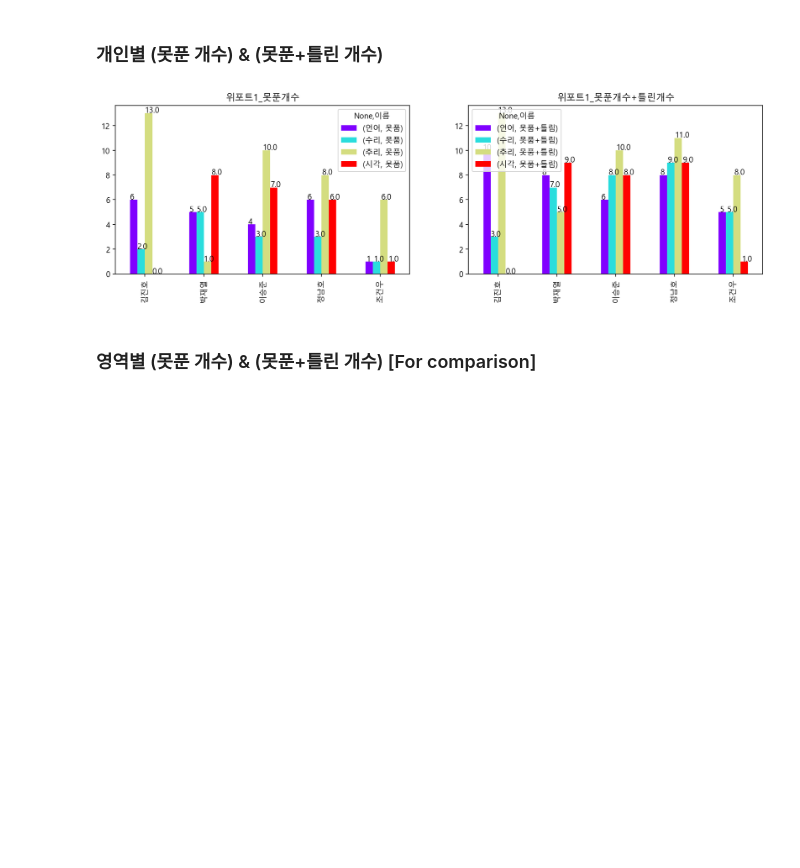
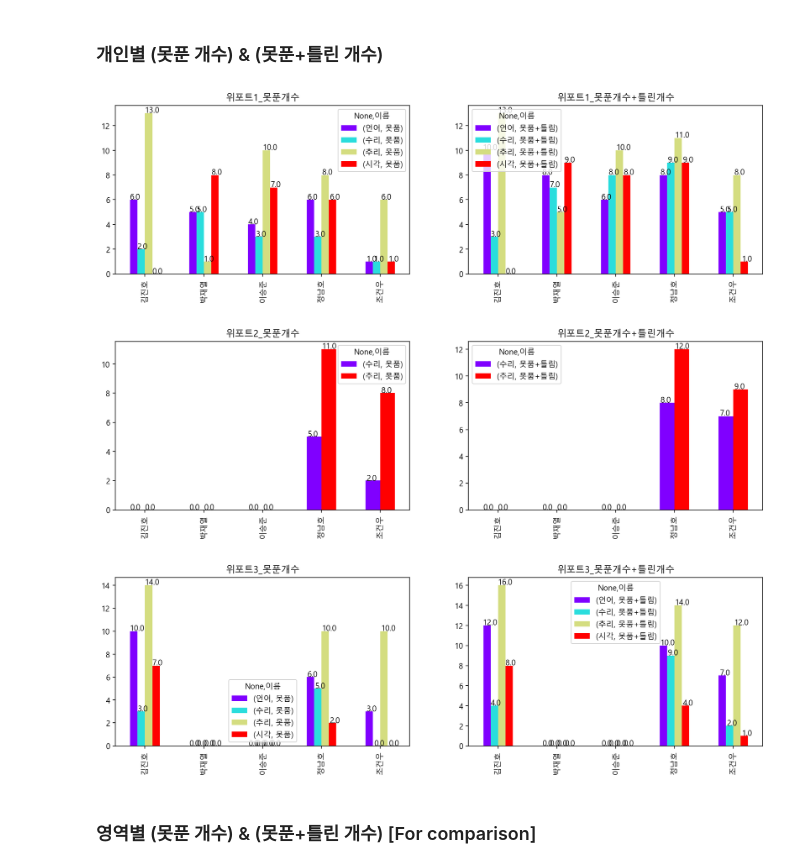
Before and after one commit to jeongnamho/gsat, a Jupyter notebook: 20_second/weport.ipynb, the cells around one changed output. Cells and saved outputs as stored; diff of their text form; code cells hidden in the pictures; blank space fills up the shorter version.

Commit message:
weport 2,3

```diff
--- a/20_second/weport.ipynb
+++ b/20_second/weport.ipynb
@@ -80,10 +93,10 @@ display(weport1.style.background_gradient(cmap='summer_r'))
 # %%
 weport1_nonreplied = weport1.iloc[:,[2,4,6,8]]
 weport1_total = weport1.iloc[:,[3,5,7,9]]
-# weport2_nonreplied = weport2.iloc[:,[2,4,6,8]]
-# weport2_total = weport2.iloc[:,[3,5,7,9]]
-# weport3_nonreplied = weport3.iloc[:,[2,4,6,8]]
-# weport3_total = weport3.iloc[:,[3,5,7,9]]
+weport2_nonreplied = weport2.iloc[:,[2,4,6,8]]
+weport2_total = weport2.iloc[:,[3,5,7,9]]
+weport3_nonreplied = weport3.iloc[:,[2,4,6,8]]
+weport3_total = weport3.iloc[:,[3,5,7,9]]
 # weport4_nonreplied = weport4.iloc[:,[2,4,6,8]]
 # weport4_total = weport4.iloc[:,[3,5,7,9]]
 # %% [markdown]
@@ -91,47 +104,49 @@ weport1_total = weport1.iloc[:,[3,5,7,9]]
 # %%
 figure, (ax1, ax2) = plt.subplots(nrows=1, ncols=2)
 figure.set_size_inches(15,4)
 weport1_nonreplied.plot(kind="bar", legend=True, ax=ax1, title="위포트1_못푼개수", cmap="rainbow")
 weport1_total.plot(kind="bar", legend=True, ax=ax2, title="위포트1_못푼개수+틀린개수", cmap="rainbow")
 for p in ax1.patches:
     ax1.annotate(str(p.get_height()), (p.get_x() * 1.005, p.get_height() * 1.005))
 for q in ax2.patches :
     ax2.annotate(str(q.get_height()), (q.get_x() * 1.005, q.get_height() * 1.005))
 plt.show()
 
 
-# figure, (ax1, ax2) = plt.subplots(nrows=1, ncols=2)
-# figure.set_size_inches(15,4)
-# weport2_nonreplied[["수리", "추리"]].plot(kind="bar", legend=True, ax=ax1, title="위포트2_못푼개수", cmap="rainbow")
-# weport2_total[["수리", "추리"]].plot(kind="bar", legend=True, ax=ax2, title="위포트2_못푼개수+틀린개수", cmap="rainbow")
-# for p in ax1.patches:
-#     ax1.annotate(str(p.get_height()), (p.get_x() * 1.005, p.get_height() * 1.005))
-# for q in ax2.patches :
-#     ax2.annotate(str(q.get_height()), (q.get_x() * 1.005, q.get_height() * 1.005))
-# plt.show()
+figure, (ax1, ax2) = plt.subplots(nrows=1, ncols=2)
+figure.set_size_inches(15,4)
+weport2_nonreplied[["수리", "추리"]].plot(kind="bar", legend=True, ax=ax1, title="위포트2_못푼개수", cmap="rainbow")
+weport2_total[["수리", "추리"]].plot(kind="bar", legend=True, ax=ax2, title="위포트2_못푼개수+틀린개수", cmap="rainbow")
+for p in ax1.patches:
+    ax1.annotate(str(p.get_height()), (p.get_x() * 1.005, p.get_height() * 1.005))
+for q in ax2.patches :
+    ax2.annotate(str(q.get_height()), (q.get_x() * 1.005, q.get_height() * 1.005))
+plt.show()
 
 
-# figure, (ax1, ax2) = plt.subplots(nrows=1, ncols=2)
-# figure.set_size_inches(15,4)
-# weport3_nonreplied.plot(kind="bar", legend=True, ax=ax1, title="위포트3_못푼개수", cmap="rainbow")
-# weport3_total.plot(kind="bar", legend=True, ax=ax2, title="위포트3_못푼개수+틀린개수", cmap="rainbow")
-# for p in ax1.patches:
-#     ax1.annotate(str(p.get_height()), (p.get_x() * 1.005, p.get_height() * 1.005))
-# for q in ax2.patches :
-#     ax2.annotate(str(q.get_height()), (q.get_x() * 1.005, q.get_height() * 1.005))
-# plt.show()
+figure, (ax1, ax2) = plt.subplots(nrows=1, ncols=2)
+figure.set_size_inches(15,4)
+weport3_nonreplied.plot(kind="bar", legend=True, ax=ax1, title="위포트3_못푼개수", cmap="rainbow")
+weport3_total.plot(kind="bar", legend=True, ax=ax2, title="위포트3_못푼개수+틀린개수", cmap="rainbow")
+for p in ax1.patches:
+    ax1.annotate(str(p.get_height()), (p.get_x() * 1.005, p.get_height() * 1.005))
+for q in ax2.patches :
+    ax2.annotate(str(q.get_height()), (q.get_x() * 1.005, q.get_height() * 1.005))
+plt.show()
 
 # figure, (ax1, ax2) = plt.subplots(nrows=1, ncols=2)
 # figure.set_size_inches(15,4)
 # weport4_nonreplied.plot(kind="bar", legend=True, ax=ax1, title="위포트4_못푼개수", cmap="rainbow")
 # weport4_total.plot(kind="bar", legend=True, ax=ax2, title="위포트4_못푼개수+틀린개수", cmap="rainbow")
 # for p in ax1.patches:
 #     ax1.annotate(str(p.get_height()), (p.get_x() * 1.005, p.get_height() * 1.005))
 # for q in ax2.patches :
 #     ax2.annotate(str(q.get_height()), (q.get_x() * 1.005, q.get_height() * 1.005))
 # plt.show()
 # %% [output]
-[figure, old version]
+[figure, new version]
+[figure, added]
+[figure, added]
 # %% [markdown]
 ### 영역별 (못푼 개수) & (못푼+틀린 개수) [For comparison]
 # %%
```
Also changed, not shown: parts of 3 cells of this notebook, 2 other files.
